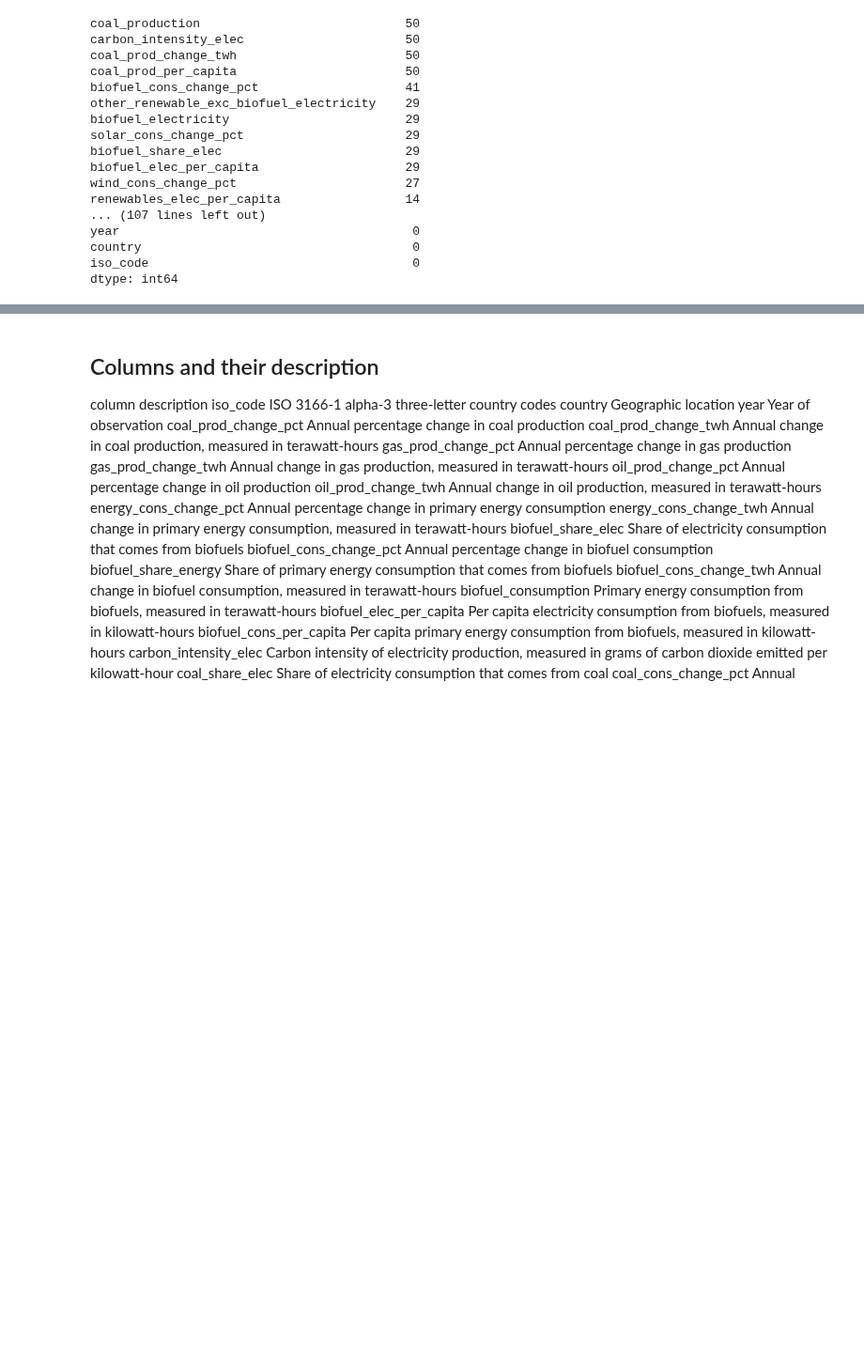
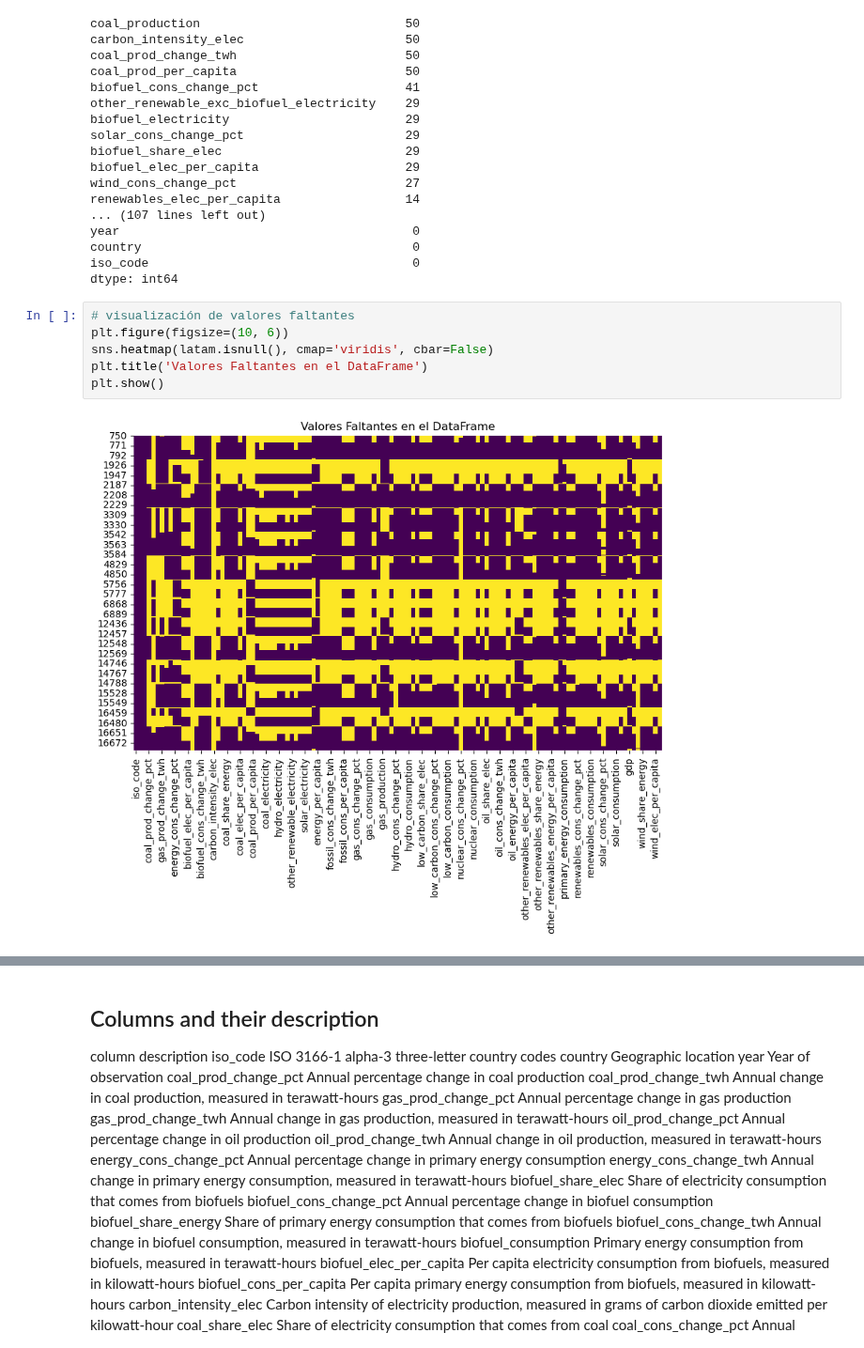
Before and after one commit to L-Ameneiro/EDA-Datasets, a Jupyter notebook: notebooks/consumo_energetico_mundial.ipynb, the cells around one changed output, grey strips where cells are left out. Shown at 94% size. Saved outputs shown, nothing was run; the diff lists cells and outputs as text; blank space fills up the shorter version.

```diff
--- a/notebooks/consumo_energetico_mundial.ipynb
+++ b/notebooks/consumo_energetico_mundial.ipynb
@@ -62,5 +64,13 @@ year                                        0
 country                                     0
 iso_code                                    0
 dtype: int64
+# %%
+# visualización de valores faltantes
+plt.figure(figsize=(10, 6))
+sns.heatmap(latam.isnull(), cmap='viridis', cbar=False)
+plt.title('Valores Faltantes en el DataFrame')
+plt.show()
+# %% [output]
+[figure, added]
 # %%
 # Se creará un nuevo dataframe filtrando por el valor de la columna tipo (película)
```
Also changed, not shown: parts of 5 cells of this notebook.
